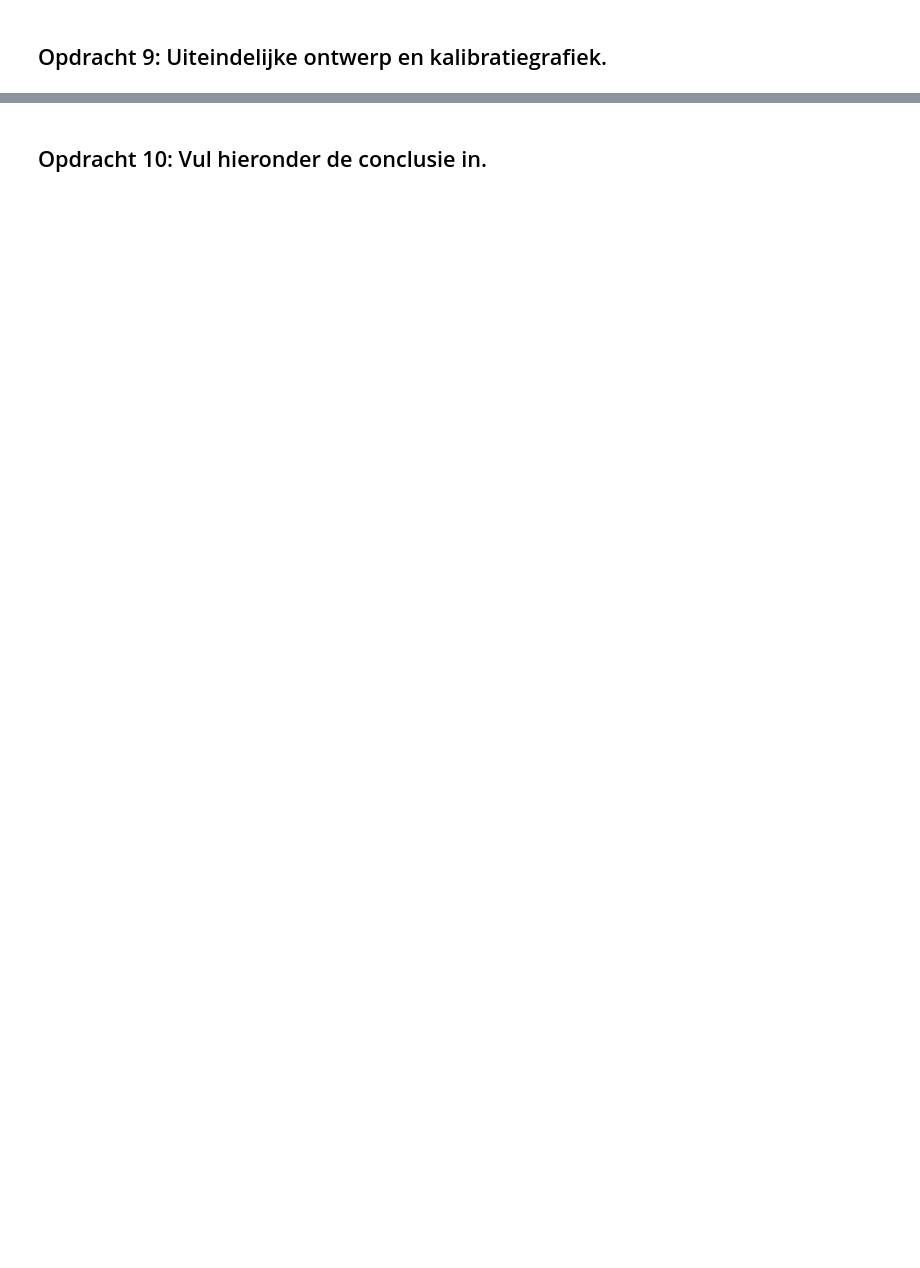
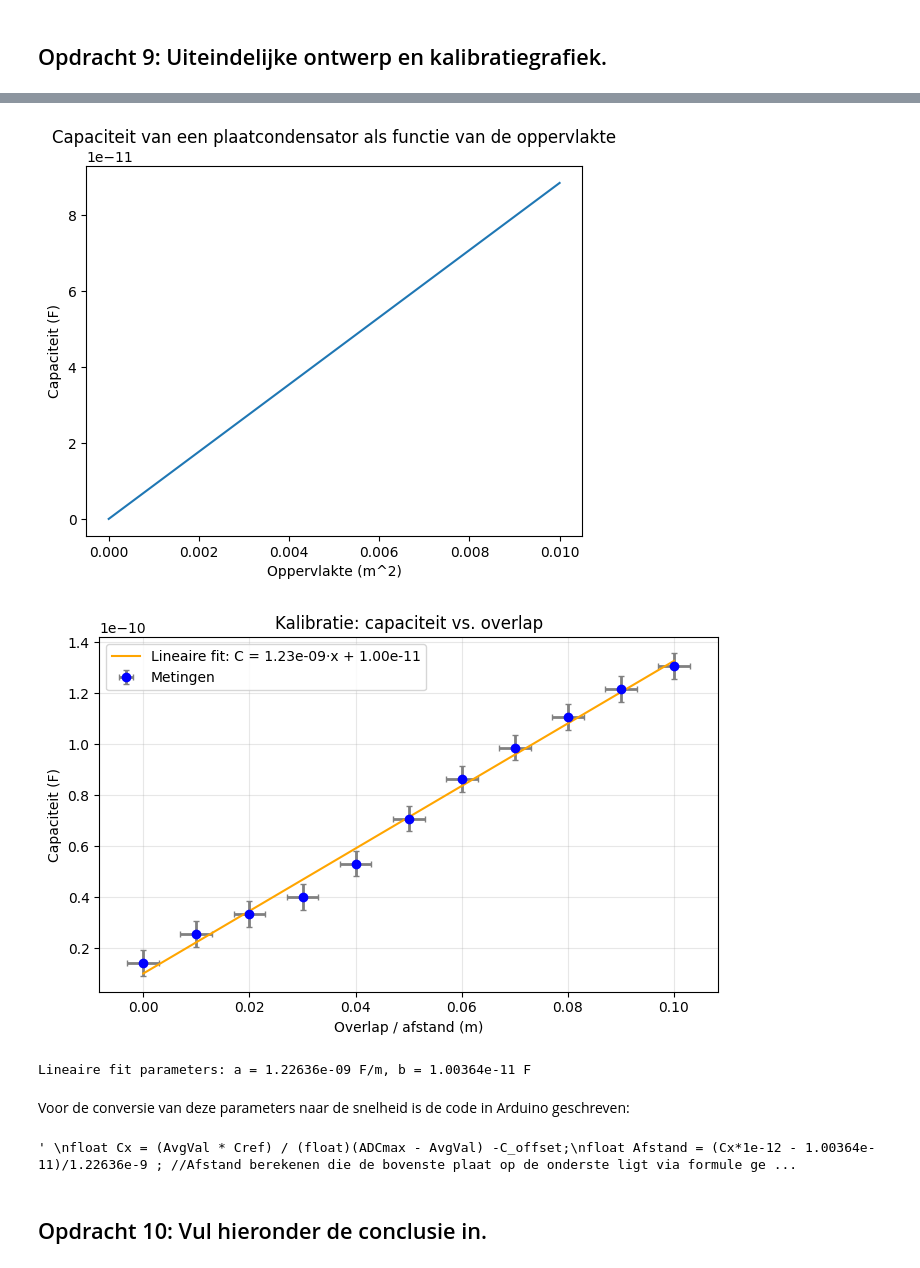
Before and after one commit to ChristophSmit/opdrachten-DEF-D, a Jupyter notebook: FysiekeOntwerpopdrachten/2OntwerpEenSensorCondensator/DEFOntwerpopdracht2OntwerpEenSensorInvulTemplate.ipynb, the cells around one changed output, grey strips where cells are left out. Saved outputs shown, nothing was run; the diff lists cells and outputs as text; code cells hidden in the pictures; blank space fills up the shorter version.

```diff
--- a/FysiekeOntwerpopdrachten/2OntwerpEenSensorCondensator/DEFOntwerpopdracht2OntwerpEenSensorInvulTemplate.ipynb
+++ b/FysiekeOntwerpopdrachten/2OntwerpEenSensorCondensator/DEFOntwerpopdracht2OntwerpEenSensorInvulTemplate.ipynb
@@ -119,2 +171,73 @@ Onze sensor kan nog verbetered worden door de volgende verbeteringen (minimaal 2
+# %%
+# Ontwerpgrafiek
+eps = 8.85e-12 # F/m
+def capacity(A, d, eps):
+    return eps * A / d
+
+
+A = np.linspace(0, 0.01, 100) # m^2
+d= 0.001
+
+plt.figure()
+plt.plot(A, capacity(A, d, eps))
+plt.xlabel("Oppervlakte (m^2)")
+plt.ylabel("Capaciteit (F)")
+plt.title("Capaciteit van een plaatcondensator als functie van de oppervlakte")
+plt.show()
+
+# Data
+metingen = np.array([14.2, 25.5, 33.3, 40.1, 53.1, 70.8, 86.4, 98.6, 110.6, 121.7, 130.6]) # pF
+afstand = np.array([0, 1, 2, 3, 4, 5, 6, 7, 8, 9, 10]) # cm
+
+# Meetfout
+afstand_fout = 0.3 # cm
+metingen_fout = 5 # pF
+
+# Conversie
+metingen_F = metingen * 1e-12 # omzetten van pF naar F
+afstand_m = afstand * 1e-2 # omzetten van cm naar m
+
+# Lineaire fit: C = a*x + b
+a, b = np.polyfit(afstand_m, metingen_F, 1)
+
+# Fit-curve
+x_fit = np.linspace(afstand_m.min(), afstand_m.max(), 200)
+y_fit = a * x_fit + b
+
+# Plot
+plt.figure(figsize=(7, 4.5))
+plt.errorbar(afstand_m, metingen_F, xerr=afstand_fout*1e-2, yerr=metingen_fout*1e-12, fmt='o', label="Metingen", color="blue", ecolor="gray", elinewidth=2, capsize=2)
+plt.plot(x_fit, y_fit, label=f"Lineaire fit: C = {a:.2e}·x + {b:.2e}", color="orange")
+
+plt.xlabel("Overlap / afstand (m)")
+plt.ylabel("Capaciteit (F)")
+plt.title("Kalibratie: capaciteit vs. overlap")
+plt.grid(True, alpha=0.3)
+plt.legend()
+plt.tight_layout()
+plt.show()
+print(f"Lineaire fit parameters: a = {a:.5e} F/m, b = {b:.5e} F")
+# %% [output]
+[figure, added]
+[figure, added]
+Lineaire fit parameters: a = 1.22636e-09 F/m, b = 1.00364e-11 F
+# %% [markdown]
+Voor de conversie van deze parameters naar de snelheid is de code in Arduino geschreven:
+# %%
+"""
+float Cx = (AvgVal * Cref) / (float)(ADCmax - AvgVal) -C_offset;
+float Afstand = (Cx*1e-12 - 1.00364e-11)/1.22636e-9 ; //Afstand berekenen die de bovenste plaat op de onderste ligt via formule gevonden bij kalibratie
+float Snelheid = fabs((Afstand - vorige_afstand) / 0.2); //Snelheid hieruit berekenen, er wordt gemeten elke 200 ms vandaar delen door 0.2
+//send result to PC via USB comport:
+Serial.print(Cx, 1);// send Cx value, 1 digit behind the comma (giving 0.1pF resolution)
+Serial.print(" pF ");// print text: pF
+Serial.println(" "); //send linefeed to start new line
+Serial.print(Snelheid, 2); //Printen snelheid
+Serial.print(" m/s ");// print text: m/s
+Serial.println(" "); //send linefeed to start new line
+vorige_afstand = Afstand; //Huidige afstand als vorige
+"""
+# %% [output]
+' \nfloat Cx = (AvgVal * Cref) / (float)(ADCmax - AvgVal) -C_offset;\nfloat Afstand = (Cx*1e-12 - 1.00364e-11)/1.22636e-9 ; //Afstand berekenen die de bovenste plaat op de onderste ligt via formule ge ...
 # %% [markdown]
 ## Opdracht 10: Vul hieronder de conclusie in.
```
Also changed, not shown: parts of 20 cells of this notebook, 7 other files.
